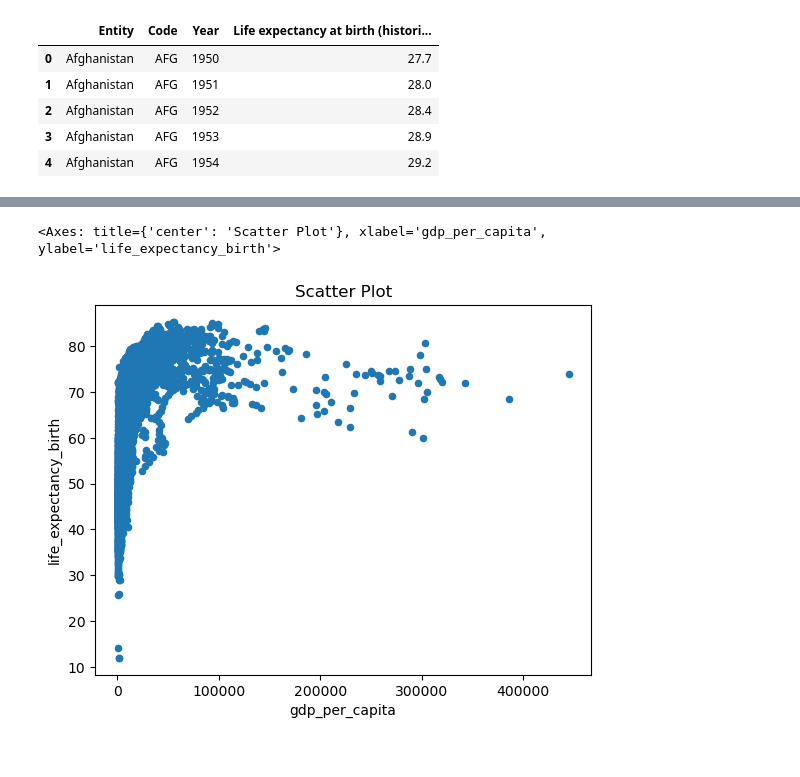
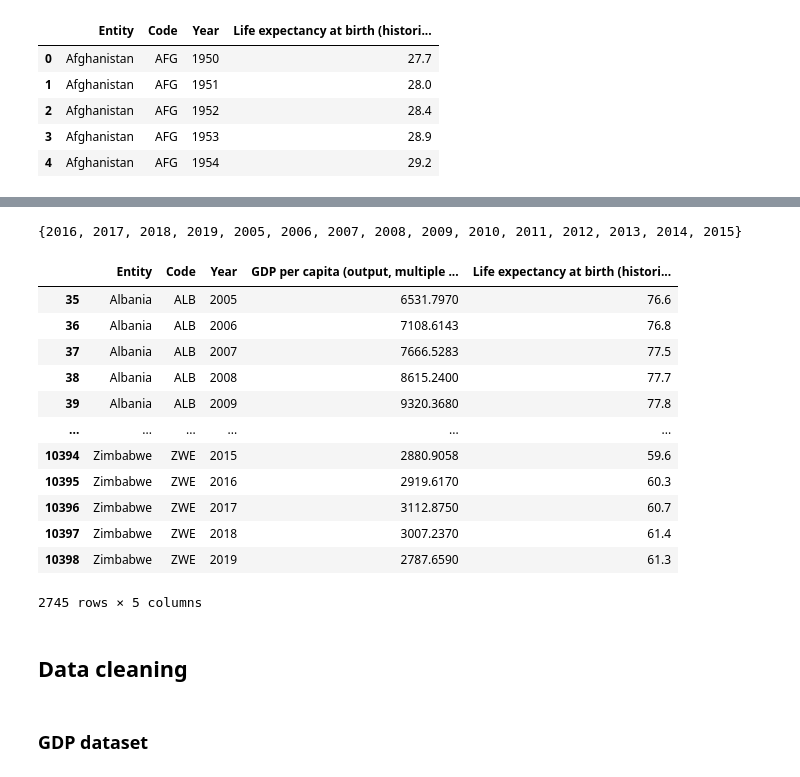
Before and after one commit to lucamodica/introduction-to-data-science-and-ai--chalmers, a Jupyter notebook: 1-introduction-to-ds-and-py/1-introduction-to-ds-and-py.ipynb, the cells around one changed output, grey strips where cells are left out. Cells and saved outputs as stored; diff of their text form; code cells hidden in the pictures.

```diff
--- a/1-introduction-to-ds-and-py/1-introduction-to-ds-and-py.ipynb
+++ b/1-introduction-to-ds-and-py/1-introduction-to-ds-and-py.ipynb
@@ -70,6 +54,32 @@ dtype: int64
-# %%
-df.plot(kind='scatter', x='gdp_per_capita',
-        y='life_expectancy_birth', title='Scatter Plot')
-# %% [output]
-<Axes: title={'center': 'Scatter Plot'}, xlabel='gdp_per_capita', ylabel='life_expectancy_birth'>
-[figure, removed]
+# %%
+# Grouping by 'Category' and finding the intersection of values between groups
+grouped = df.groupby('Code')['Year'].apply(set)
+
+# Finding the common values between categories
+common_values = set.intersection(*grouped)
+
+print(common_values)
+# %% [output]
+{2016, 2017, 2018, 2019, 2005, 2006, 2007, 2008, 2009, 2010, 2011, 2012, 2013, 2014, 2015}
+# %%
+filtered_df = df[df['Year'].isin(common_values)]
+# %%
+filtered_df
+# %% [output]
+|  | Entity | Code | Year | GDP per capita (output, multiple ... | Life expectancy at birth (histori... |
+| 35 | Albania | ALB | 2005 | 6531.7970 | 76.6 |
+| 36 | Albania | ALB | 2006 | 7108.6143 | 76.8 |
+| 37 | Albania | ALB | 2007 | 7666.5283 | 77.5 |
+| 38 | Albania | ALB | 2008 | 8615.2400 | 77.7 |
+| 39 | Albania | ALB | 2009 | 9320.3680 | 77.8 |
+| ... | ... | ... | ... | ... | ... |
+| 10394 | Zimbabwe | ZWE | 2015 | 2880.9058 | 59.6 |
+| 10395 | Zimbabwe | ZWE | 2016 | 2919.6170 | 60.3 |
+| 10396 | Zimbabwe | ZWE | 2017 | 3112.8750 | 60.7 |
+| 10397 | Zimbabwe | ZWE | 2018 | 3007.2370 | 61.4 |
+| 10398 | Zimbabwe | ZWE | 2019 | 2787.6590 | 61.3 |
+2745 rows × 5 columns
+# %% [markdown]
+## Data cleaning
+# %% [markdown]
+### GDP dataset
```
Also changed, not shown: parts of 33 cells of this notebook.
